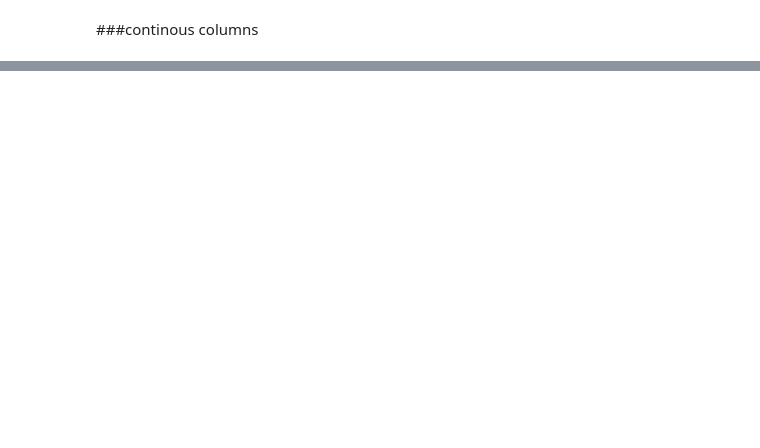
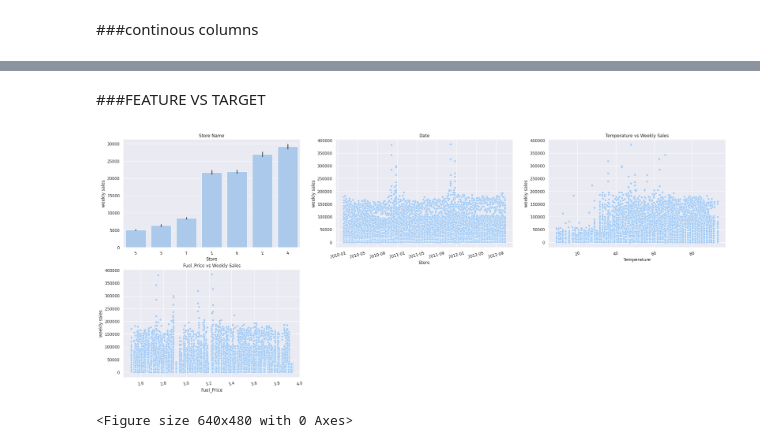
Before and after one commit to Swathi-Thandavarayan/STORE-DATA-PREDICTION, a Jupyter notebook: STORE_DATA_PREDICTION.ipynb, the cells around one changed output, grey strips where cells are left out. Cells and saved outputs as stored; diff of their text form; code cells hidden in the pictures; blank space fills up the shorter version.

```diff
--- a/STORE_DATA_PREDICTION.ipynb
+++ b/STORE_DATA_PREDICTION.ipynb
@@ -613,0 +625,42 @@ KeyError: 'int_sqft'
+# %% [markdown]
+###FEATURE VS TARGET
+# %%
+sns.set_theme(style='darkgrid',palette='pastel')
+
+plt.figure(figsize=(30,25))
+
+plt.subplot(431)
+sns.barplot(x = 'Store',y = 'Weekly_Sales', data=stores_data, order = stores_data.groupby('Store')['Weekly_Sales'].mean().reset_index().sort_values('Weekly_Sales')['Store'])
+plt.xticks(rotation=15)
+plt.xlabel('Store')
+plt.ylabel('weekly sales')
+plt.title('Store Name')
+
+plt.subplot(432)
+sns.scatterplot(x = 'Date',y = 'Weekly_Sales', data = stores_data)
+plt.xticks(rotation=15)
+plt.xlabel('Store')
+plt.ylabel('weekly sales')
+plt.title('Date')
+
+
+plt.subplot(433)
+sns.scatterplot(x = 'Temperature',y = 'Weekly_Sales', data = stores_data)
+plt.xticks(rotation=15)
+plt.xlabel('Temperature')
+plt.ylabel('weekly sales')
+plt.title('Temperature vs Weekly Sales')
+
+plt.subplot(434)
+sns.scatterplot(x = 'Fuel_Price',y = 'Weekly_Sales', data = stores_data)
+plt.xticks(rotation=15)
+plt.xlabel('Fuel_Price')
+plt.ylabel('weekly sales')
+plt.title('Fuel_Price vs Weekly Sales')
+
+
+plt.show()
+plt.tight_layout()
+# %% [output]
+[figure, added]
+<Figure size 640x480 with 0 Axes>
```
Also changed, not shown: parts of 41 cells of this notebook.
